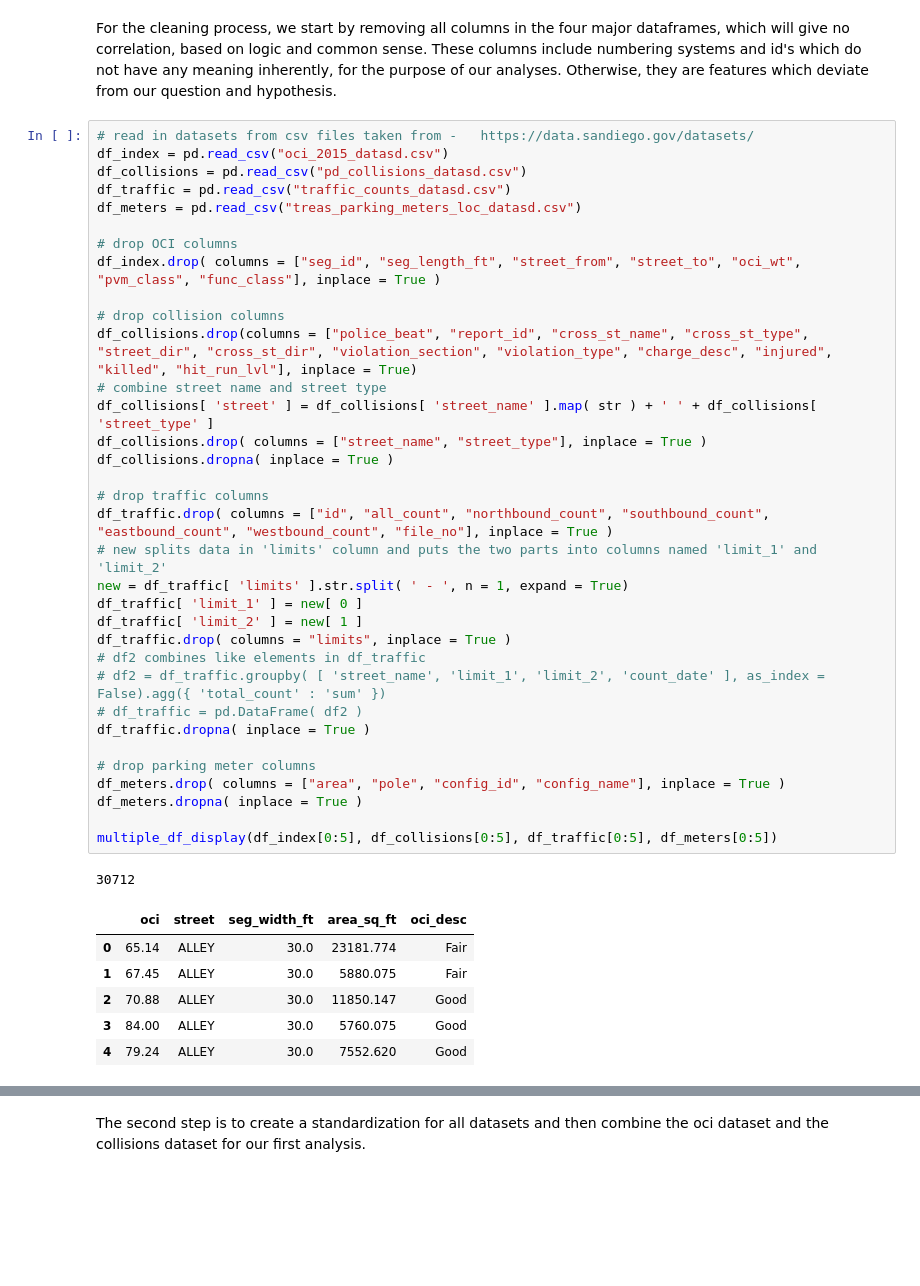
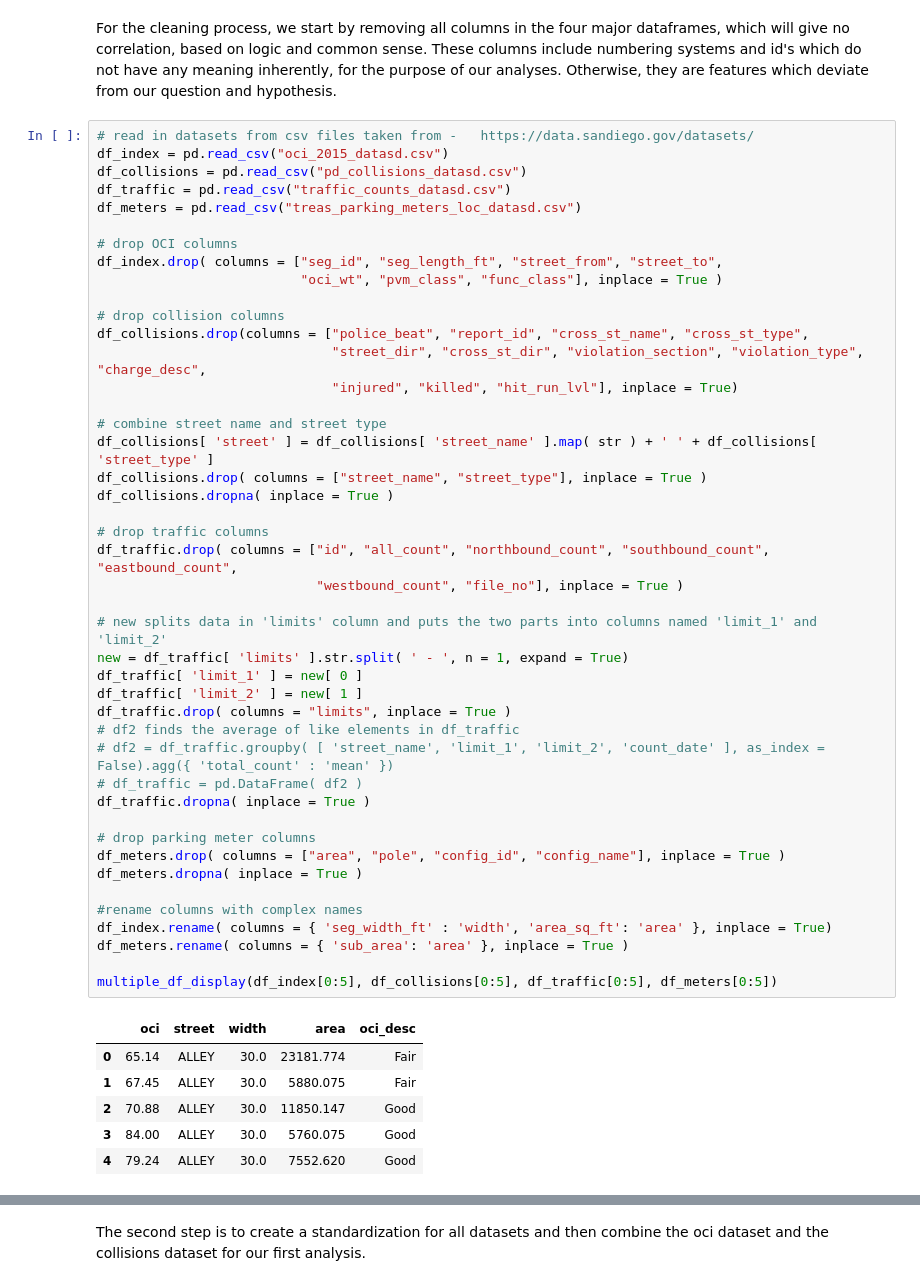
Before and after one commit to rileyfroehlich/COGS-108-Final-Project, a Jupyter notebook: Final_Project.ipynb, the cells around one changed output, grey strips where cells are left out. Saved outputs shown, nothing was run; the diff lists cells and outputs as text; blank space fills up the shorter version.

Commit message:
Changed messy column names, df2 can be used to find mean of like elements

```diff
--- a/Final_Project.ipynb
+++ b/Final_Project.ipynb
@@ -97,40 +99,49 @@ For the cleaning process, we start by removing all columns in the four major dat
 # %%
 # read in datasets from csv files taken from -   https://data.sandiego.gov/datasets/
 df_index = pd.read_csv("oci_2015_datasd.csv")
 df_collisions = pd.read_csv("pd_collisions_datasd.csv")
 df_traffic = pd.read_csv("traffic_counts_datasd.csv")
 df_meters = pd.read_csv("treas_parking_meters_loc_datasd.csv")
 
 # drop OCI columns
-df_index.drop( columns = ["seg_id", "seg_length_ft", "street_from", "street_to", "oci_wt", "pvm_class", "func_class"], inplace = True )
+df_index.drop( columns = ["seg_id", "seg_length_ft", "street_from", "street_to",
+                          "oci_wt", "pvm_class", "func_class"], inplace = True )
 
 # drop collision columns
-df_collisions.drop(columns = ["police_beat", "report_id", "cross_st_name", "cross_st_type", "street_dir", "cross_st_dir", "violation_section", "violation_type", "charge_desc", "injured", "killed", "hit_run_lvl"], inplace = True)
+df_collisions.drop(columns = ["police_beat", "report_id", "cross_st_name", "cross_st_type",
+                              "street_dir", "cross_st_dir", "violation_section", "violation_type", "charge_desc",
+                              "injured", "killed", "hit_run_lvl"], inplace = True)
+
 # combine street name and street type
 df_collisions[ 'street' ] = df_collisions[ 'street_name' ].map( str ) + ' ' + df_collisions[ 'street_type' ]
 df_collisions.drop( columns = ["street_name", "street_type"], inplace = True )
 df_collisions.dropna( inplace = True )
 
 # drop traffic columns
-df_traffic.drop( columns = ["id", "all_count", "northbound_count", "southbound_count", "eastbound_count", "westbound_count", "file_no"], inplace = True )
+df_traffic.drop( columns = ["id", "all_count", "northbound_count", "southbound_count", "eastbound_count",
+                            "westbound_count", "file_no"], inplace = True )
+
 # new splits data in 'limits' column and puts the two parts into columns named 'limit_1' and 'limit_2'
 new = df_traffic[ 'limits' ].str.split( ' - ', n = 1, expand = True)
 df_traffic[ 'limit_1' ] = new[ 0 ]
 df_traffic[ 'limit_2' ] = new[ 1 ]
 df_traffic.drop( columns = "limits", inplace = True )
-# df2 combines like elements in df_traffic
-# df2 = df_traffic.groupby( [ 'street_name', 'limit_1', 'limit_2', 'count_date' ], as_index = False).agg({ 'total_count' : 'sum' })
+# df2 finds the average of like elements in df_traffic
+# df2 = df_traffic.groupby( [ 'street_name', 'limit_1', 'limit_2', 'count_date' ], as_index = False).agg({ 'total_count' : 'mean' })
 # df_traffic = pd.DataFrame( df2 )
 df_traffic.dropna( inplace = True )
 
 # drop parking meter columns
 df_meters.drop( columns = ["area", "pole", "config_id", "config_name"], inplace = True )
 df_meters.dropna( inplace = True )
 
+#rename columns with complex names
+df_index.rename( columns = { 'seg_width_ft' : 'width', 'area_sq_ft': 'area' }, inplace = True)
+df_meters.rename( columns = { 'sub_area': 'area' }, inplace = True )
+
 multiple_df_display(df_index[0:5], df_collisions[0:5], df_traffic[0:5], df_meters[0:5])
 # %% [output]
-30712
-|  | oci | street | seg_width_ft | area_sq_ft | oci_desc |
+|  | oci | street | width | area | oci_desc |
 | 0 | 65.14 | ALLEY | 30.0 | 23181.774 | Fair |
 | 1 | 67.45 | ALLEY | 30.0 | 5880.075 | Fair |
 | 2 | 70.88 | ALLEY | 30.0 | 11850.147 | Good |
```
Also changed, not shown: parts of 7 cells of this notebook.
